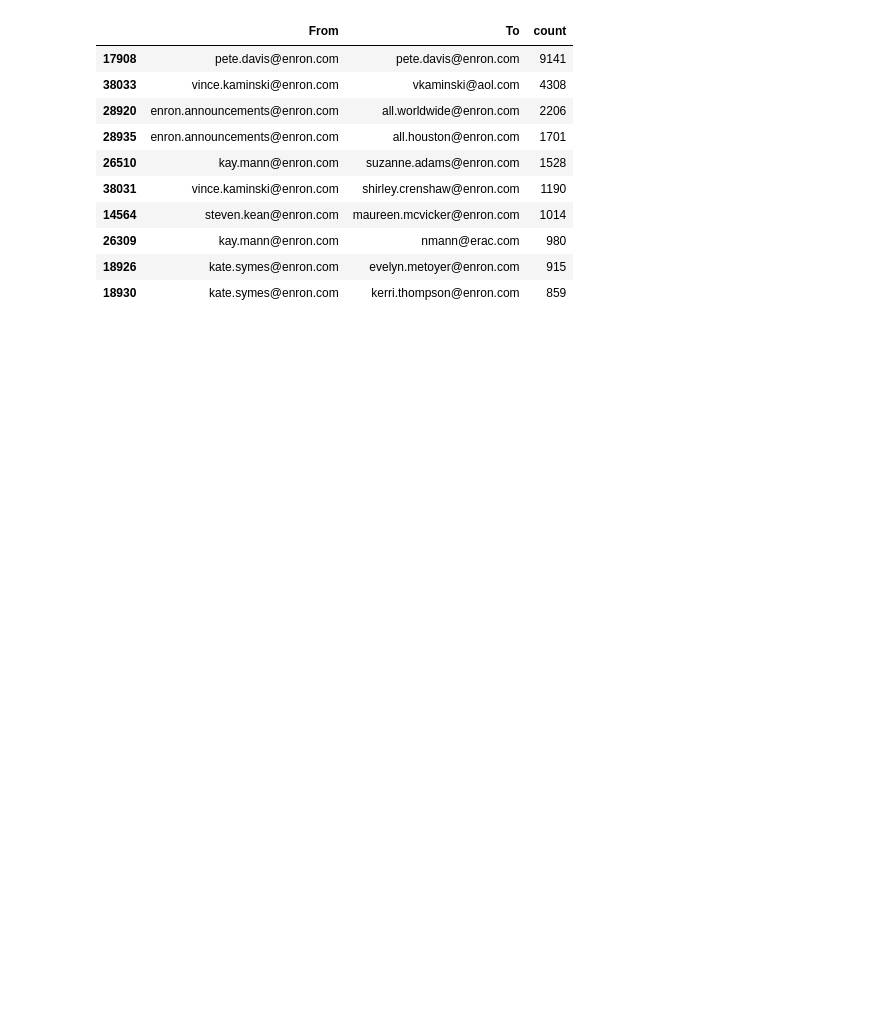
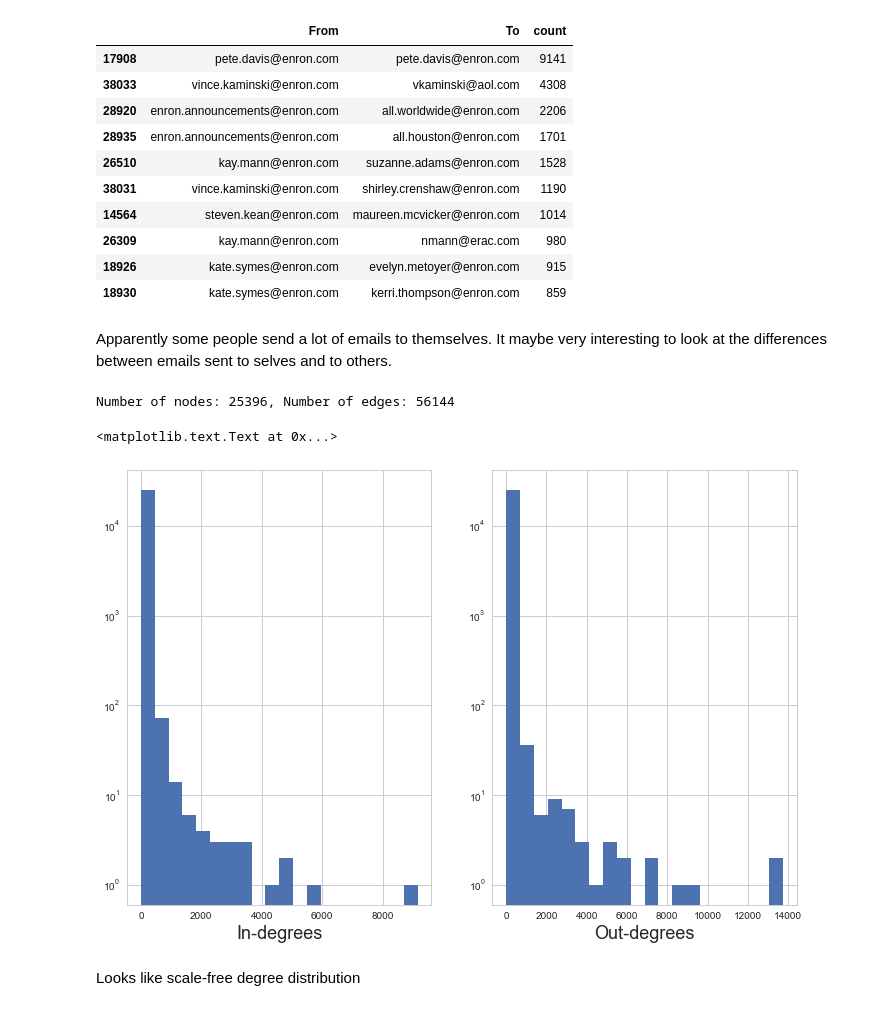
Before and after one commit to AswathKiruba/Natural-Language-Processing, a Jupyter notebook: Enron Scandal.ipynb, the cells around one changed output. Cells and saved outputs as stored; diff of their text form; code cells hidden in the pictures; blank space fills up the shorter version.

```diff
--- a/Enron Scandal.ipynb
+++ b/Enron Scandal.ipynb
@@ -303,3 +318,23 @@ sub_df.sort_values('count', ascending=False).head(10)
 | 26309 | kay.mann@enron.com | nmann@erac.com | 980 |
 | 18926 | kate.symes@enron.com | evelyn.metoyer@enron.com | 915 |
 | 18930 | kate.symes@enron.com | kerri.thompson@enron.com | 859 |
+# %% [markdown]
+Apparently some people send a lot of emails to themselves. It maybe very interesting to look at the differences between emails sent to selves and to others.
+# %%
+# Make a network of email sender and receipients
+G = nx.from_pandas_dataframe(sub_df, 'From', 'To', edge_attr='count', create_using=nx.DiGraph())
+print('Number of nodes: %d, Number of edges: %d' % (G.number_of_nodes(), G.number_of_edges()))
+# %% [output]
+Number of nodes: 25396, Number of edges: 56144
+# %%
+fig, (ax1, ax2) = plt.subplots(1,2, figsize=(12, 8))
+ax1.hist(list(G.in_degree(weight='count').values()), log=True, bins=20)
+ax1.set_xlabel('In-degrees', fontsize=18)
+
+ax2.hist(list(G.out_degree(weight='count').values()), log=True, bins=20)
+ax2.set_xlabel('Out-degrees', fontsize=18)
+# %% [output]
+<matplotlib.text.Text at 0x...>
+[figure, added]
+# %% [markdown]
+Looks like scale-free degree distribution
```
Also changed, not shown: parts of 19 cells of this notebook.
